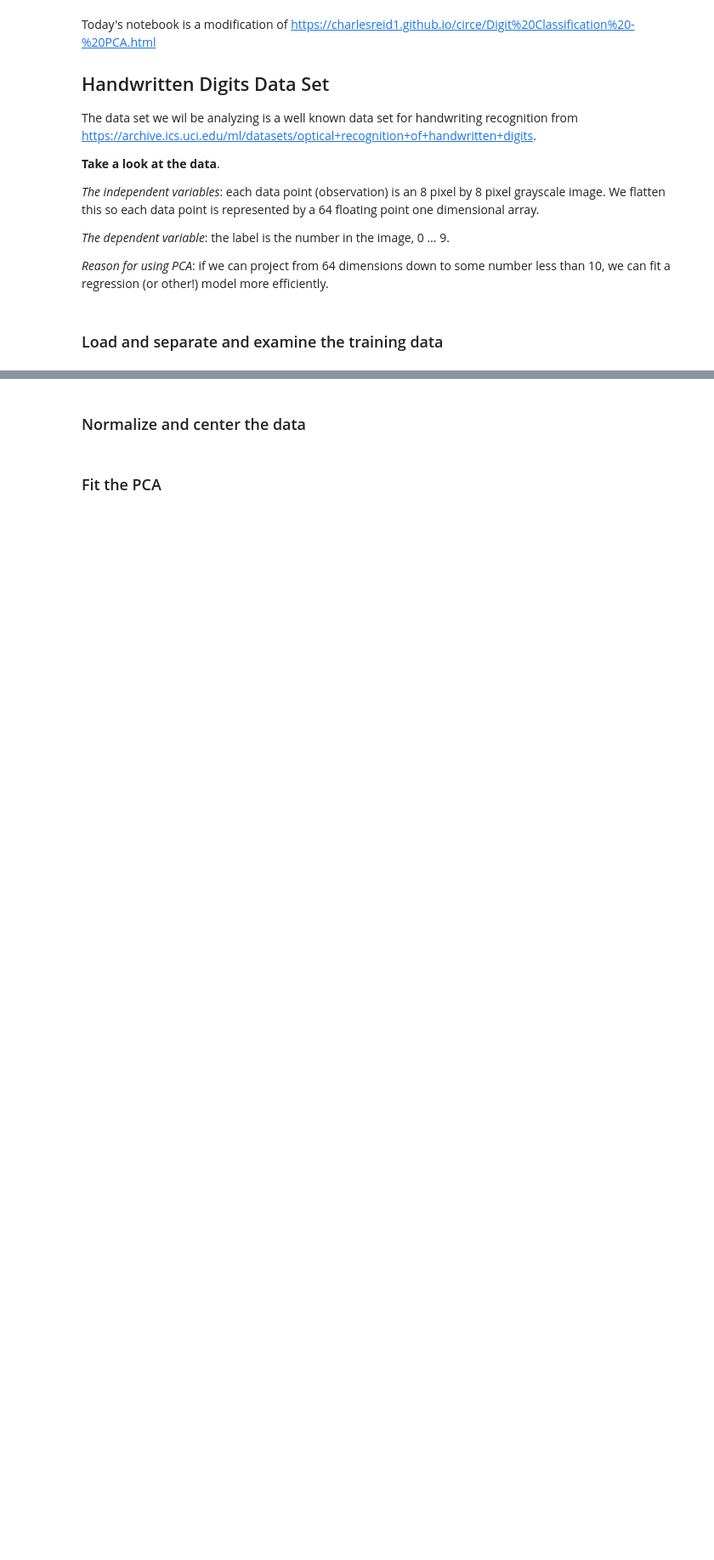
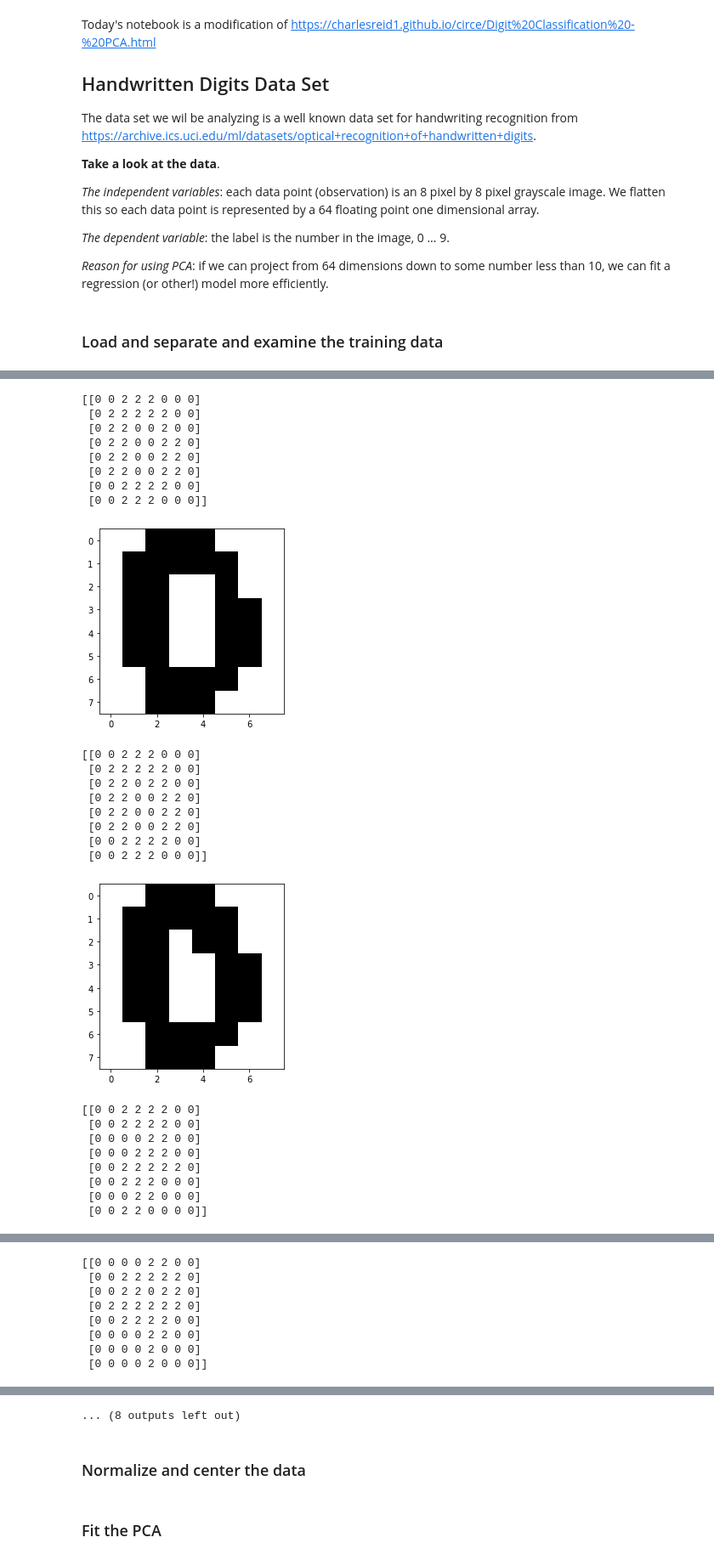
Before and after one commit to ajstent/CS252S22, a Jupyter notebook: CS252S22_Day19.ipynb, the cells around one changed output, grey strips where cells are left out. Shown at 85% size. Saved outputs shown, nothing was run; the diff lists cells and outputs as text; code cells hidden in the pictures; blank space fills up the shorter version.

```diff
--- a/CS252S22_Day19.ipynb
+++ b/CS252S22_Day19.ipynb
@@ -45,6 +50,40 @@ print(uf.getShapeType(x))
 # %%
 # Let's look at one of the observations
-observation = x[3].reshape(8, 8)
-print(observation)
-plt.imshow(observation, cmap='gray_r', interpolation='bicubic')
-plt.show()
+for index in range(10):
+    for i in range(len(x[index])):
+        if x[index][i] != 0:
+            if x[index][i] < 4:
+                x[index][i] = 0
+            else:
+                x[index][i] = 2
+    observation = x[index].reshape(8, 8)
+    print(observation)
+    plt.imshow(observation, cmap='gray_r', interpolation='nearest')
+    plt.show()
+# %% [output]
+[[0 0 2 2 2 0 0 0]
+ [0 2 2 2 2 2 0 0]
+ [0 2 2 0 0 2 0 0]
+ [0 2 2 0 0 2 2 0]
+ [0 2 2 0 0 2 2 0]
+ [0 2 2 0 0 2 2 0]
+ [0 0 2 2 2 2 0 0]
+ [0 0 2 2 2 0 0 0]]
+[figure, added]
+[[0 0 2 2 2 0 0 0]
+ [0 2 2 2 2 2 0 0]
+ [0 2 2 0 2 2 0 0]
+ [0 2 2 0 0 2 2 0]
+ [0 2 2 0 0 2 2 0]
+ [0 2 2 0 0 2 2 0]
+ [0 0 2 2 2 2 0 0]
+ [0 0 2 2 2 0 0 0]]
+[figure, added]
+[[0 0 2 2 2 2 0 0]
+ [0 0 2 2 2 2 0 0]
+ [0 0 0 0 2 2 0 0]
+ [0 0 0 2 2 2 0 0]
+ [0 0 2 2 2 2 2 0]
+ [0 0 2 2 2 0 0 0]
+ [0 0 0 2 2 0 0 0]
+ [0 0 2 2 0 0 0 0]]
@@ -50,0 +91,8 @@ plt.show()
+[[0 0 0 0 2 2 0 0]
+ [0 0 2 2 2 2 2 0]
+ [0 0 2 2 0 2 2 0]
+ [0 2 2 2 2 2 2 0]
+ [0 0 2 2 2 2 0 0]
+ [0 0 0 0 2 2 0 0]
+ [0 0 0 0 2 0 0 0]
+ [0 0 0 0 2 0 0 0]]
@@ -51,3 +118,4 @@ plt.show()
+... (8 outputs left out)
 # %% [markdown]
 ### Normalize and center the data
 # %%
```
Also changed, not shown: parts of 3 cells of this notebook, 1 other file.
